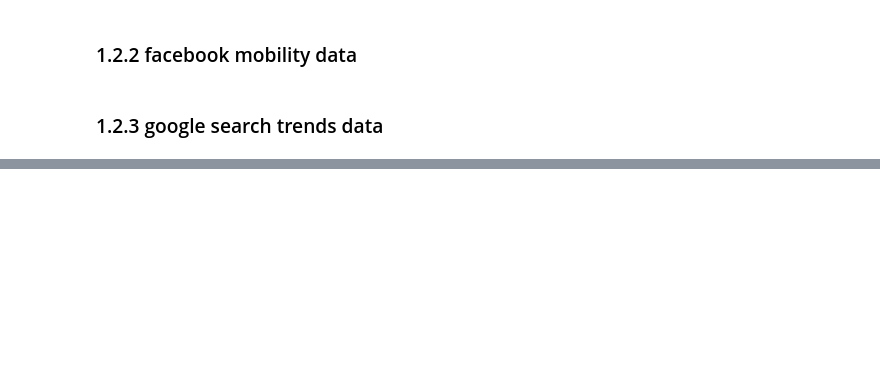
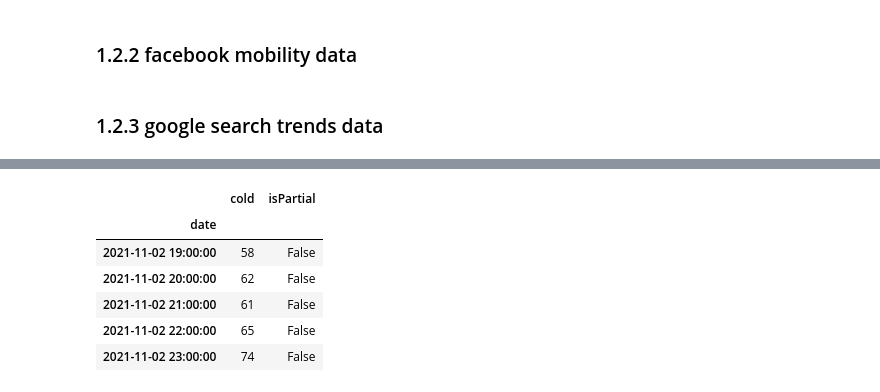
Before and after one commit to KevinSpurk/P03-how-to-predict-a-pandemic, a Jupyter notebook: P03_predict_covid19.ipynb, the cells around one changed output, grey strips where cells are left out. Saved outputs shown, nothing was run; the diff lists cells and outputs as text; code cells hidden in the pictures; blank space fills up the shorter version.

```diff
--- a/P03_predict_covid19.ipynb
+++ b/P03_predict_covid19.ipynb
@@ -132,0 +103,10 @@ pytrends.build_payload(kw_list, cat=0, timeframe='2020-01-02 2021-11-02', geo='D
+# %%
+data4.tail()
+# %% [output]
+|  | cold | isPartial |
+| date |  |  |
+| 2021-11-02 19:00:00 | 58 | False |
+| 2021-11-02 20:00:00 | 62 | False |
+| 2021-11-02 21:00:00 | 61 | False |
+| 2021-11-02 22:00:00 | 65 | False |
+| 2021-11-02 23:00:00 | 74 | False |
```
Also changed, not shown: parts of 29 cells of this notebook, 3 other files.
